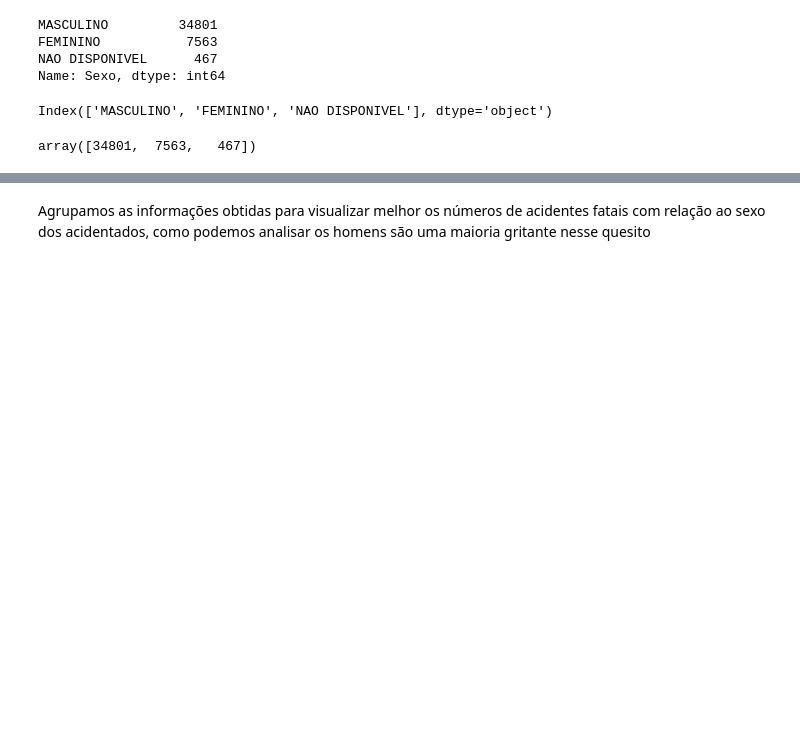
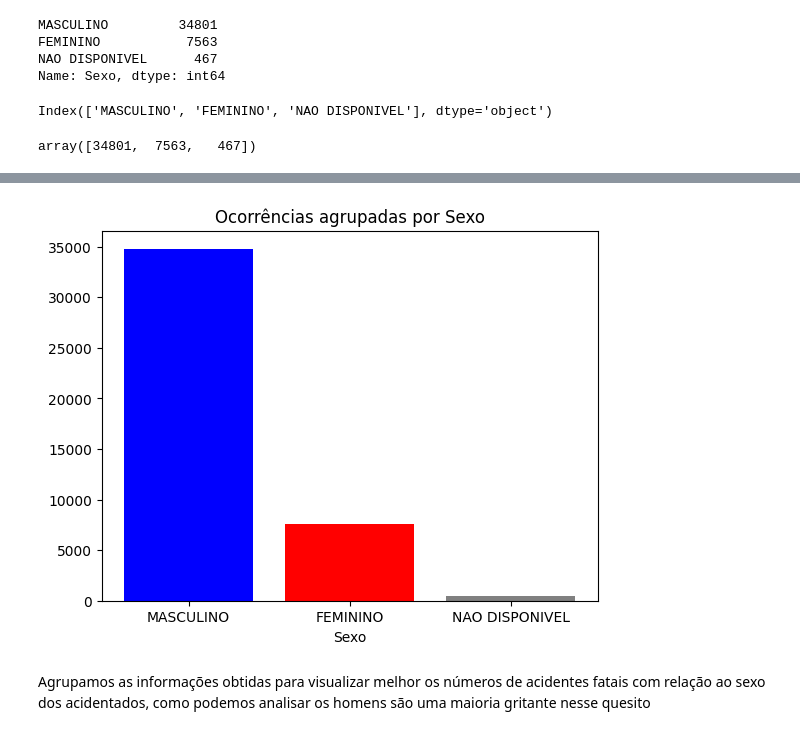
Before and after one commit to luizfernando120/Projeto-teste, a Jupyter notebook: Cópia_de_Projeto_07_Abril.ipynb, the cells around one changed output, grey strips where cells are left out. Cells and saved outputs as stored; diff of their text form; code cells hidden in the pictures; blank space fills up the shorter version.

```diff
--- a/Cópia_de_Projeto_07_Abril.ipynb
+++ b/Cópia_de_Projeto_07_Abril.ipynb
@@ -79,3 +69,11 @@ fig.show()
+# %%
+cores = ['blue','red','gray']
+fig = plt.bar(sexos,count_sexos, align ='center', color = cores)
+plt.xlabel('Sexo')
+plt.title('Ocorrências agrupadas por Sexo')
+plt.show()
+# %% [output]
+[figure, added]
 # %% [markdown]
 Agrupamos as informações obtidas para visualizar melhor os números de acidentes fatais com relação ao sexo dos acidentados, como podemos analisar os homens são uma maioria gritante nesse quesito
 # %%
```
Also changed, not shown: parts of 3 cells of this notebook.
